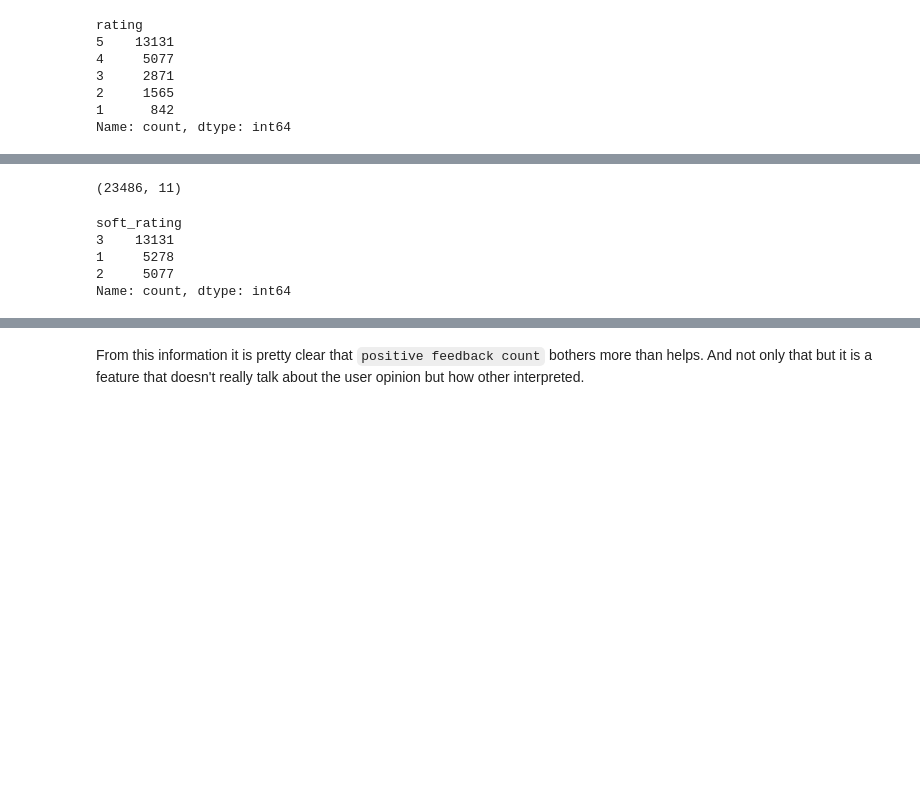
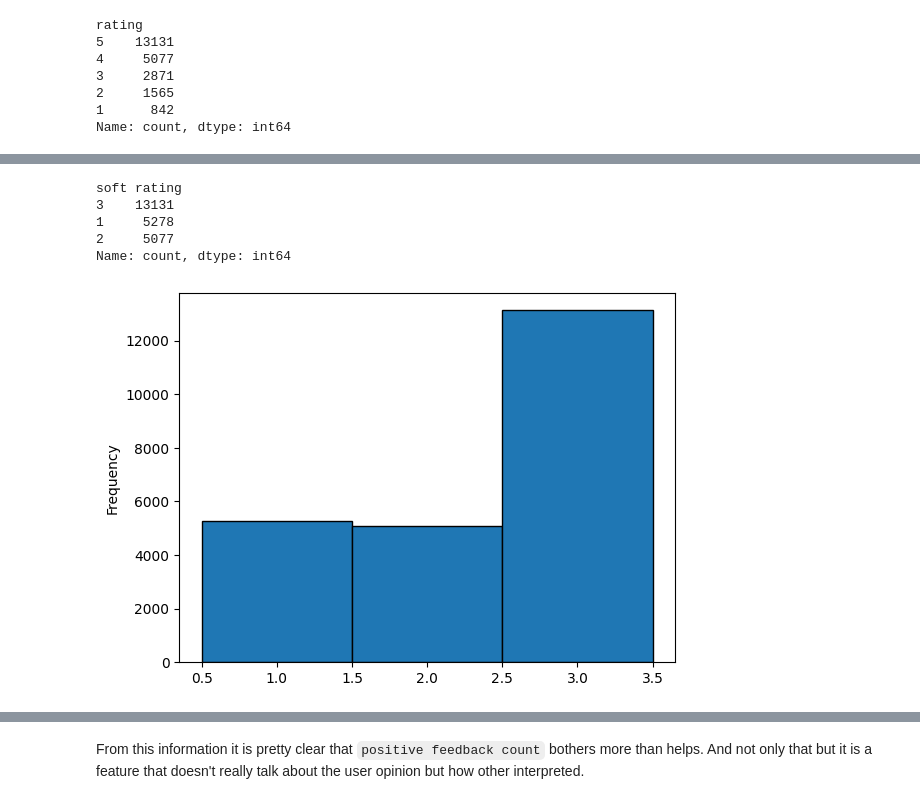
Before and after one commit to wilberquito/HomeAssigment, a Jupyter notebook: clothing-e-comerce-opinion.ipynb, the cells around one changed output, grey strips where cells are left out. Saved outputs shown, nothing was run; the diff lists cells and outputs as text; code cells hidden in the pictures; blank space fills up the shorter version.

```diff
--- a/clothing-e-comerce-opinion.ipynb
+++ b/clothing-e-comerce-opinion.ipynb
@@ -101,15 +101,16 @@ reviews_df.head()
 | 2 | 1077 | 60 | Some major design flaws | I had such high hopes for this dr... | 3 | 0 | 0 | ... |
 | 3 | 1049 | 50 | My favorite buy! | I love, love, love this jumpsuit.... | 5 | 1 | 0 | ... |
 | 4 | 847 | 47 | Flattering shirt | This shirt is very flattering to ... | 5 | 1 | 6 | ... |
-# %%
-reviews_df.shape
-# %% [output]
-(23486, 11)
 # %%
-reviews_df["soft_rating"].value_counts()
+reviews_df["soft rating"].value_counts()
 # %% [output]
-soft_rating
+soft rating
 3    13131
 1     5278
 2     5077
 Name: count, dtype: int64
+# %%
+ax = reviews_df["soft rating"].plot(kind="hist", bins=np.arange(0, 4) + 0.5, ec="k")
+plt.show()
+# %% [output]
+[figure, added]
```
Also changed, not shown: parts of 42 cells of this notebook.
